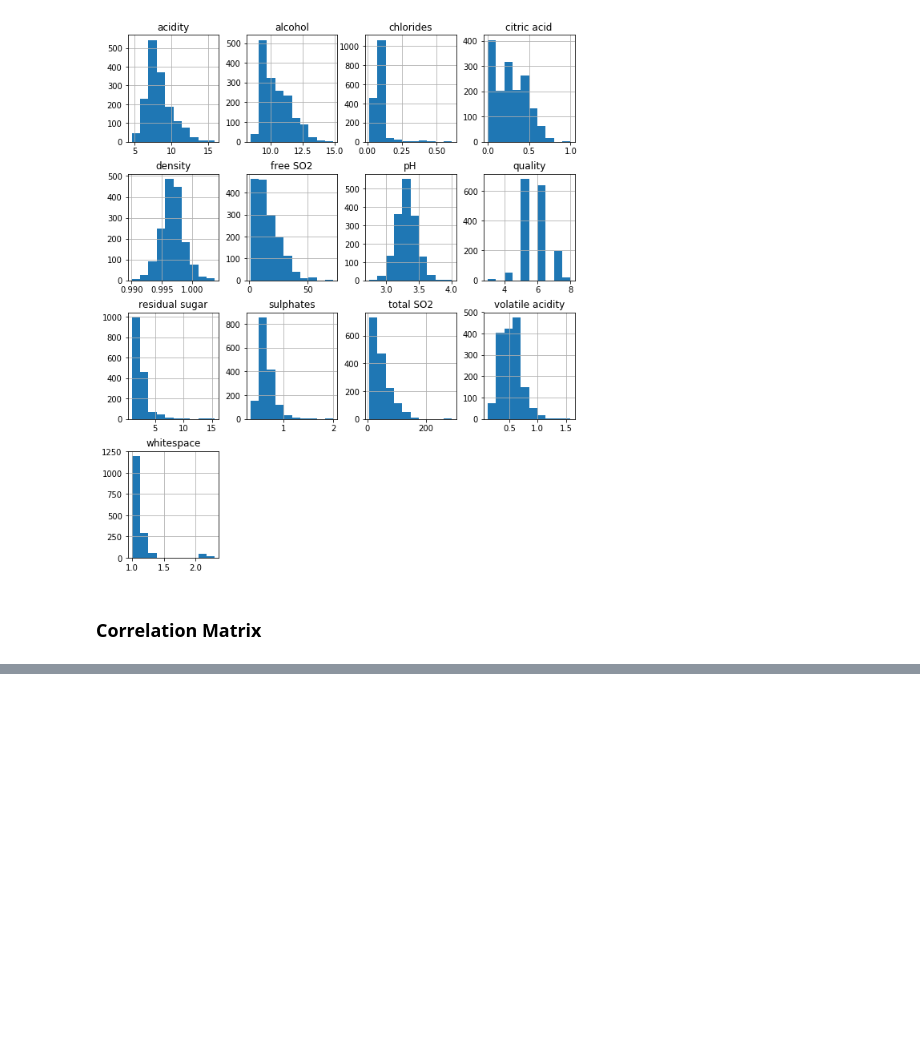
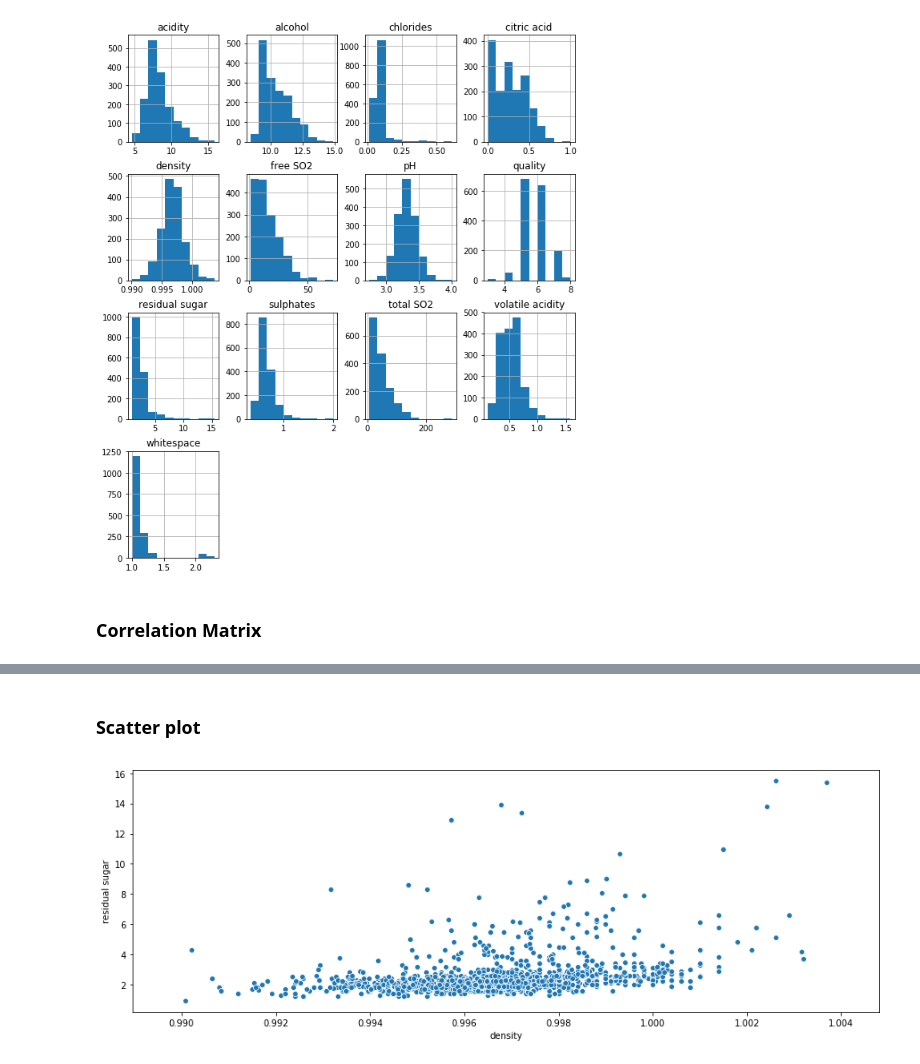
Before and after one commit to syazwanz/eda-toolbox, a Jupyter notebook: EDA Toolbox.ipynb, the cells around one changed output, grey strips where cells are left out. Cells and saved outputs as stored; diff of their text form; code cells hidden in the pictures; blank space fills up the shorter version.

```diff
--- a/EDA Toolbox.ipynb
+++ b/EDA Toolbox.ipynb
@@ -266,0 +321,8 @@ plt.show()
+# %% [markdown]
+### Scatter plot
+# %%
+plt.figure(figsize=(15, 5))
+sns.scatterplot(df['density'],df['residual sugar'])
+plt.show()
+# %% [output]
+[figure, added]
```
Also changed, not shown: parts of 42 cells of this notebook.
